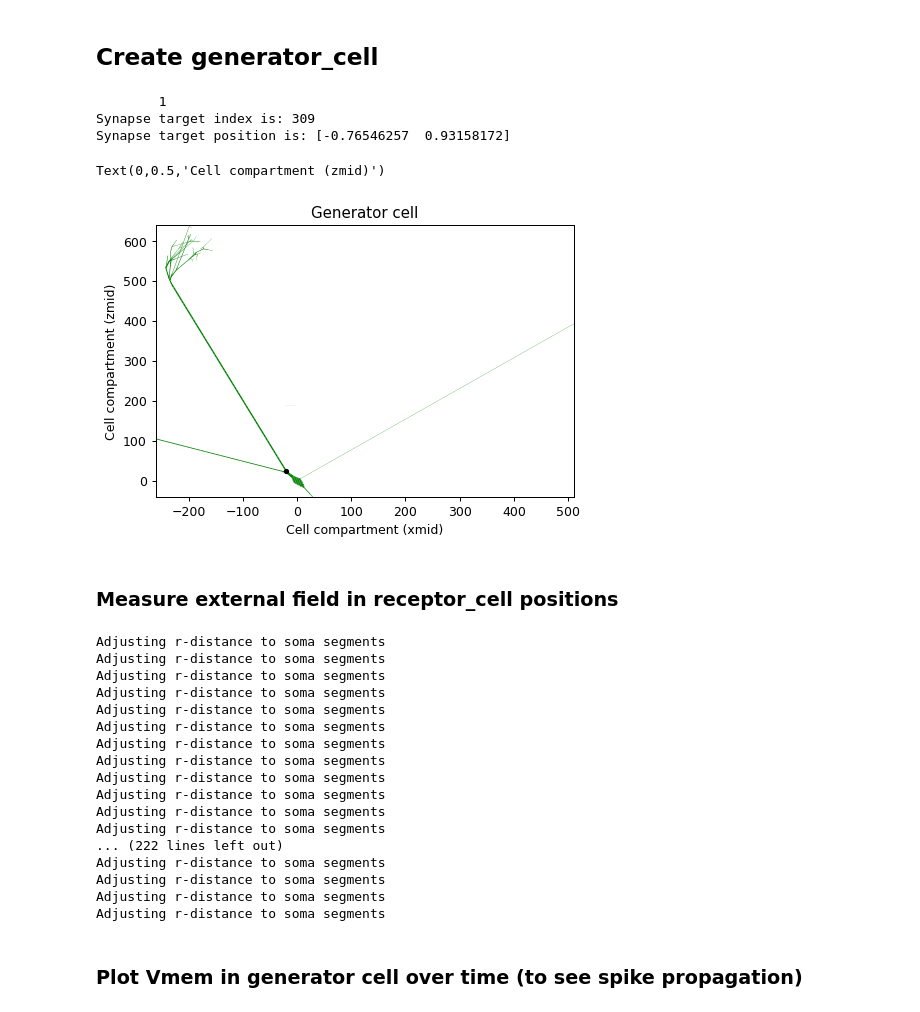
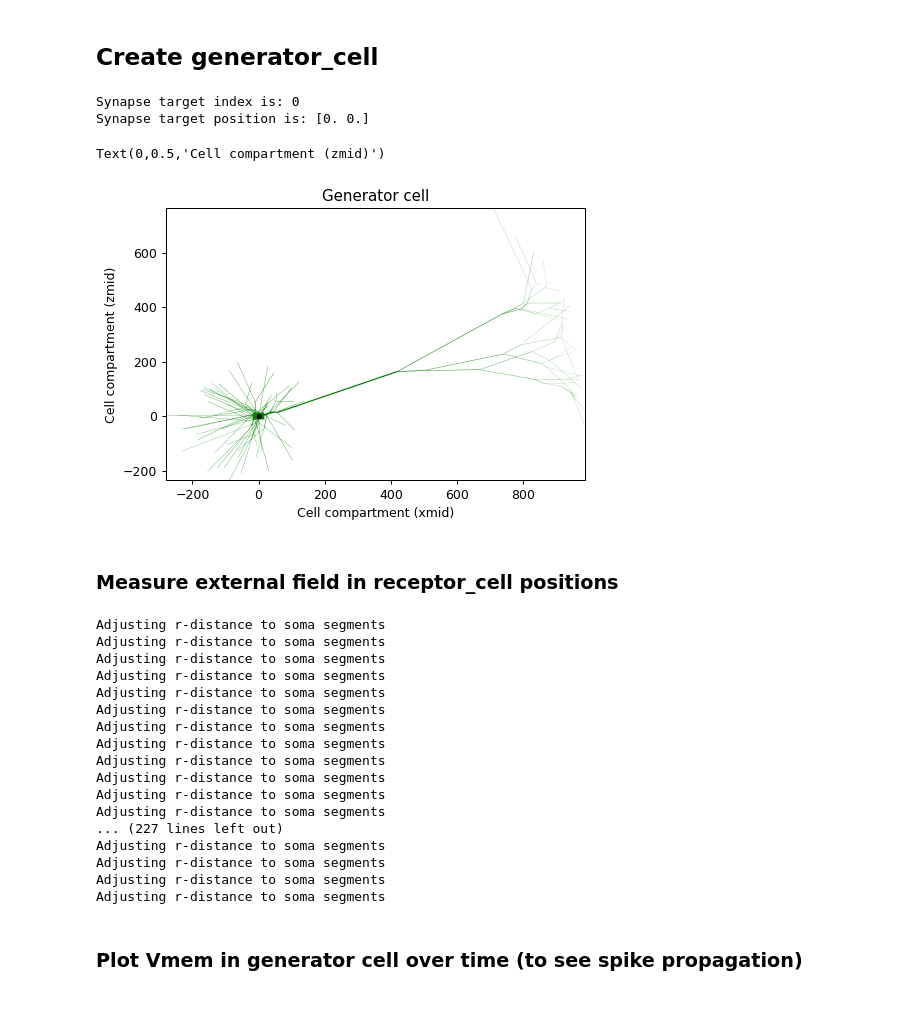
Before and after one commit to gabi-melo/lascon-project, a Jupyter notebook: try_our_own_cells_WORKING.ipynb, the cells around one changed output. Cells and saved outputs as stored; diff of their text form; code cells hidden in the pictures.

```diff
--- a/try_our_own_cells_WORKING.ipynb
+++ b/try_our_own_cells_WORKING.ipynb
@@ -31,23 +69,17 @@ Populating the interactive namespace from numpy and matplotlib
 # %%
 # define cell parameters used as input to cell-class
 cellParameters = {
-    'morphology' : 'morphology/mitral/mitral.hoc',     # mitral neuron (olfactory)
-#     'morphology' : 'morphology/mitral.hoc',            # mitral neuron (olfactory)
-#     'morphology' : 'morphology/purkinje.hoc',          # purkinje neuron (cerebellum)
-#     'morphology' : 'morphology/pyramidal_layer2.hoc',  # pyramidal neuron (cortex)
-#     'morphology' : 'morphology/pyramidal_layer5.hoc',  # pyramidal neuron (cortex)
-#     'morphology' : 'morphology/aspiny_layer3.hoc',     # aspiny neuron (cortex)
-#     'morphology' : 'morphology/stellate_layer4.hoc' ,   # stellate neuron (cortex)
-    'cm' : 1.0,                 # membrane capacitance
-    'Ra' : 150.,                # axial resistance
+    'morphology' : 'morphology/pyramidal_layer5.hoc',
+    'cm' : 0.75,
+    'Ra' : 150,
+    'v_init' : -70,
     'passive' : True,           # turn on NEURONs passive mechanism for all sections
     'nsegs_method' : None,      # spatial discretization method
     'dt' : 2**-6,               # simulation time step size
-    'tstart' : 0,               # start time of simulation
-    'tstop' : 40,               # stop simulation
-    'v_init' : -60,             # initial crossmembrane potential
+    'tstart' : -200,               # start time of simulation
+    'tstop' : 200,               # stop simulation
     'celsius': 34,
     'pt3d' : True,
     'extracellular': True,
-    'passive_parameters' : {'g_pas' : 1./30000, 'e_pas' : -60},
+    'passive_parameters' : {'g_pas' : 1/30000, 'e_pas' : -65},
 }
@@ -62,41 +127,39 @@ generator_cell = LFPy.Cell(**cellParameters)
 generator_cell.set_rotation(x=4.729, y=-3.166)
 
 
 # create synapse
 synapse_parameters = {
     'idx' : generator_cell.get_closest_idx(x=0, y=0, z=0),  # place sinapse at soma coordinates
     'e' : 0,                     # reversal potential
     'syntype' : 'ExpSyn',        # synapse type
-    'tau1' : 0.5,                # synaptic time constant
-    'tau2' : 2,
-    'weight' : 0.05,             # synaptic weight
+    'tau' : 10,                  # synaptic time constant
+    'weight' : 0.005,            # synaptic weight
     'record_current' : True,     # record synapse current
 }
 
 synapse = LFPy.Synapse(generator_cell, **synapse_parameters)
-synapse.set_spike_times(np.array([10.,20.]))      # spike times
+synapse.set_spike_times(np.array([100,120]))      # spike times
 
 # check synapse location
 positions = np.array(list(zip(generator_cell.xmid, generator_cell.zmid)))  # array all cell positions
 synapse_index = generator_cell.get_closest_idx(x=0, y=0, z=0)              # find closest electrode to target position
 synapse_pos = positions[synapse_index]
 
 print('Synapse target index is:', synapse_index)
 print('Synapse target position is:', synapse_pos)
 
 # plot generator cell morphology with synapse location
 plt.figure(figsize=(6,4), dpi=90)
 plot_cell(generator_cell, color='g')
 plt.scatter(generator_cell.xmid[0],generator_cell.zmid[0], s=10, color='k')
 plt.title('Generator cell')
 plt.xlabel('Cell compartment (xmid)')
 plt.ylabel('Cell compartment (zmid)')
 # %% [output]
-        1
-Synapse target index is: 309
-Synapse target position is: [-0.76546257  0.93158172]
+Synapse target index is: 0
+Synapse target position is: [0. 0.]
 Text(0,0.5,'Cell compartment (zmid)')
-[figure, old version]
+[figure, new version]
 # %% [markdown]
 ### Measure external field in receptor_cell positions
 # %%
@@ -130,7 +193,7 @@ Adjusting r-distance to soma segments
 Adjusting r-distance to soma segments
 Adjusting r-distance to soma segments
 Adjusting r-distance to soma segments
-... (222 lines left out)
+... (227 lines left out)
 Adjusting r-distance to soma segments
 Adjusting r-distance to soma segments
 Adjusting r-distance to soma segments
```
Also changed, not shown: parts of 10 cells of this notebook.
